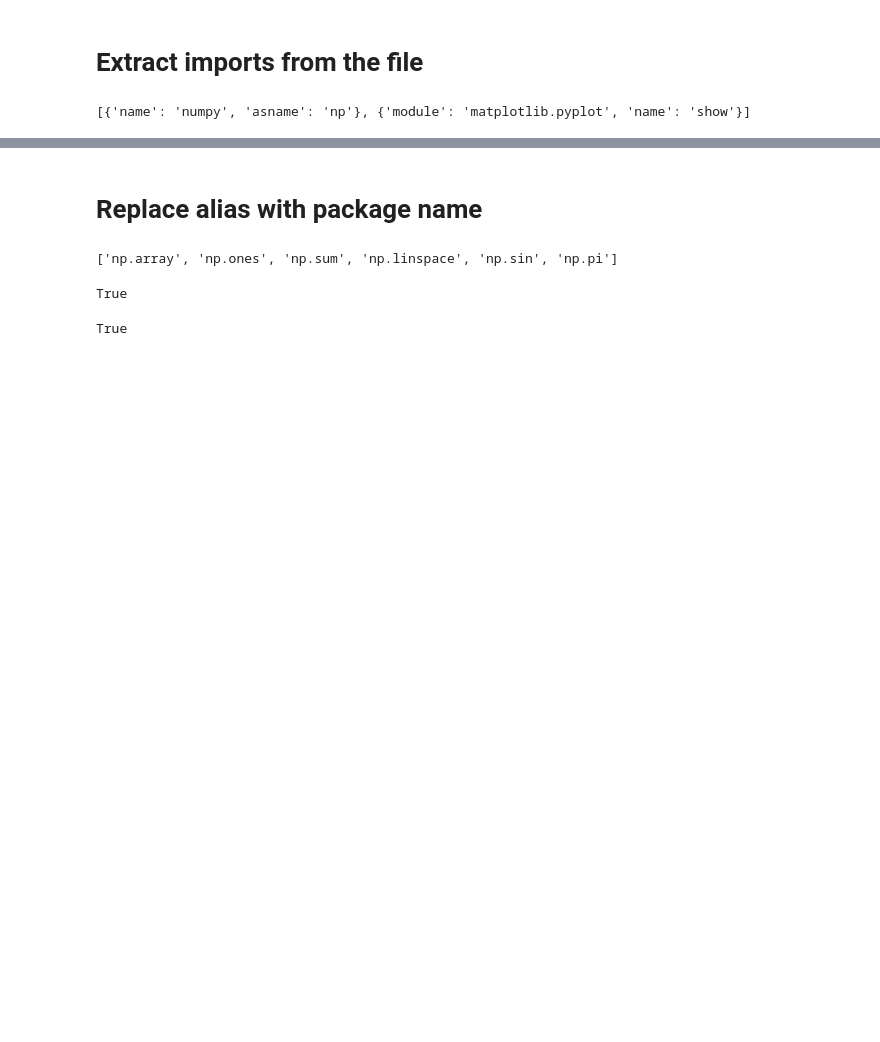
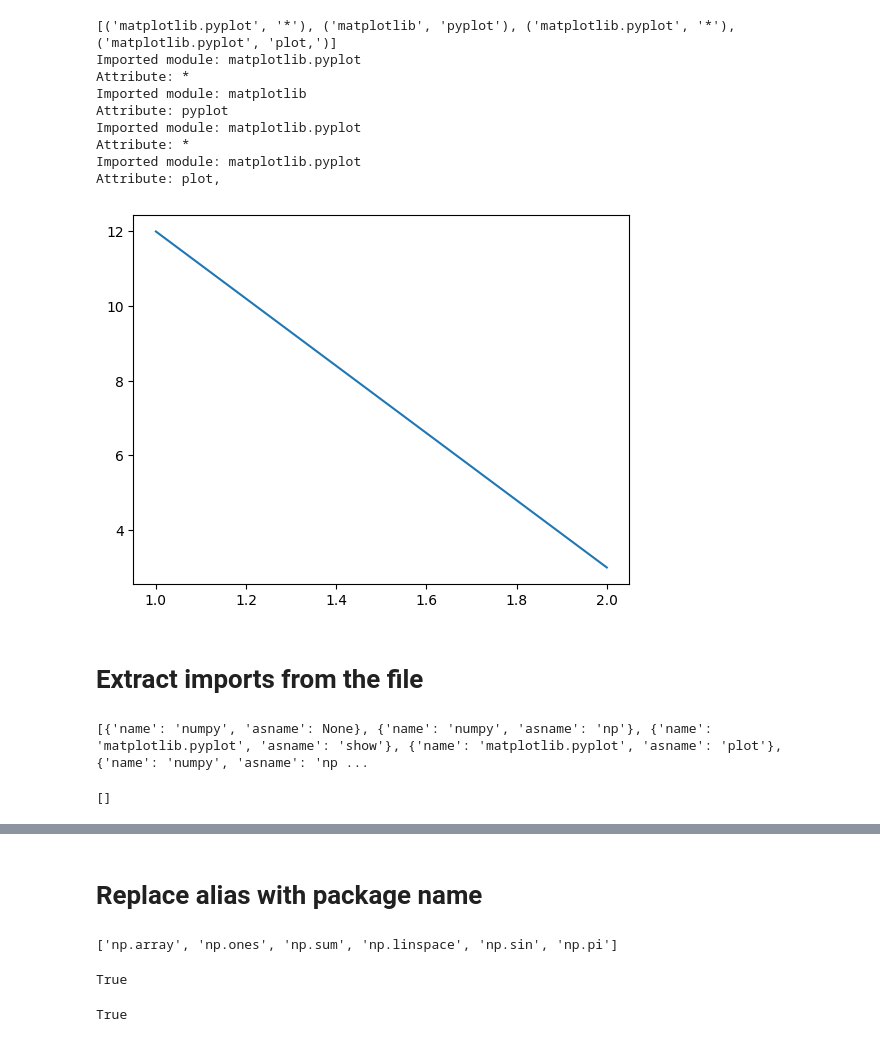
Before and after one commit to pvs-hd-tea/23ws-LLMcoder, a Jupyter notebook: experimental/generate-documentations.ipynb, the cells around one changed output, grey strips where cells are left out. Drawn from its saved outputs; the diff is of its cells as text; code cells hidden in the pictures; blank space fills up the shorter version.

Commit message:
Completed APIDocumentationAnalyzer
- Covered the edge cases mentioned in issue #42

```diff
--- a/experimental/generate-documentations.ipynb
+++ b/experimental/generate-documentations.ipynb
@@ -22,2 +7,62 @@ pyplot.show()
+# %%
+import re
+import importlib
+
+# Response from LLM
+res = '''
+# This is a sample np.array(np.ones(5)) and another np.sum example
+# Comment to check inline many functions
+
+import numpy as np
+from matplotlib.pyplot import *
+
+# Three cases
+# 1. from matplotlib import pyplot
+# 2. from matplotlib.pyplot import *
+# 3. from matplotlib.pyplot import plot, show
+
+x = np.linspace(0, 1, 100)
+y = np.sin(2 * np.pi * x)
+
+pyplot.plot(x, y)
+pyplot.show()
+'''
+
+# Define a regex pattern to match import statements
+import_pattern = re.compile(r'from\s+(\S+)\s+import\s+(\S+)')
+
+# Find all matches in the response
+matches = import_pattern.findall(res)
+print(matches)
+# Import the modules dynamically
+for module in matches:
+    module_name = module[0]
+    attribute_name = module[1]
+
+    # Import the module
+    imported_module = importlib.import_module(module_name)
+    # imported_module = importlib.import_module(".".join(module))
+
+    # Now you can use the imported module and its attributes
+    print(f"Imported module: {module_name}")
+    print(f"Attribute: {attribute_name}")
+
+# Your existing code (with pyplot.show() fixed)
+# x = np.linspace(0, 1, 100)
+# y = imported_module.sin(2 * imported_module.pi * x)
+
+imported_module.plot([1,2,2], [12,3,3])
+imported_module.show()
+# %% [output]
+[('matplotlib.pyplot', '*'), ('matplotlib', 'pyplot'), ('matplotlib.pyplot', '*'), ('matplotlib.pyplot', 'plot,')]
+Imported module: matplotlib.pyplot
+Attribute: *
+Imported module: matplotlib
+Attribute: pyplot
+Imported module: matplotlib.pyplot
+Attribute: *
+Imported module: matplotlib.pyplot
+Attribute: plot,
+[figure, added]
 # %% [markdown]
 # Extract imports from the file
@@ -30,10 +92,15 @@ for node in ast.walk(import_tree):
         # import numpy.array as npArray
         if 'module' in node.__dir__():
             # from matplotlib.pyplot import show
-            packages.append({"module": node.module, "name": node.names[0].name})
+            # if len(node.names) > 1:
+            for names in node.names:
+                packages.append({"name": node.module, "asname": names.name})
+            # packages.append({"module": node.module, "name": node.names[0].name})
         else:
-            packages.append({"name": node.names[0].name, "asname": node.names[0].asname})
+            for names in node.names:
+                packages.append({"name": names.name, "asname": names.asname})
+            # packages.append({"name": node.names[0].name, "asname": node.nam/es[0].asname})
 
 print(packages)
 # %% [output]
-[{'name': 'numpy', 'asname': 'np'}, {'module': 'matplotlib.pyplot', 'name': 'show'}]
+[{'name': 'numpy', 'asname': None}, {'name': 'numpy', 'asname': 'np'}, {'name': 'matplotlib.pyplot', 'asname': 'show'}, {'name': 'matplotlib.pyplot', 'asname': 'plot'}, {'name': 'numpy', 'asname': 'np ...
@@ -39,0 +109,4 @@ print(packages)
+# %%
+asnames
+# %% [output]
+[]
```
Also changed, not shown: parts of 64 cells of this notebook, 4 other files.
